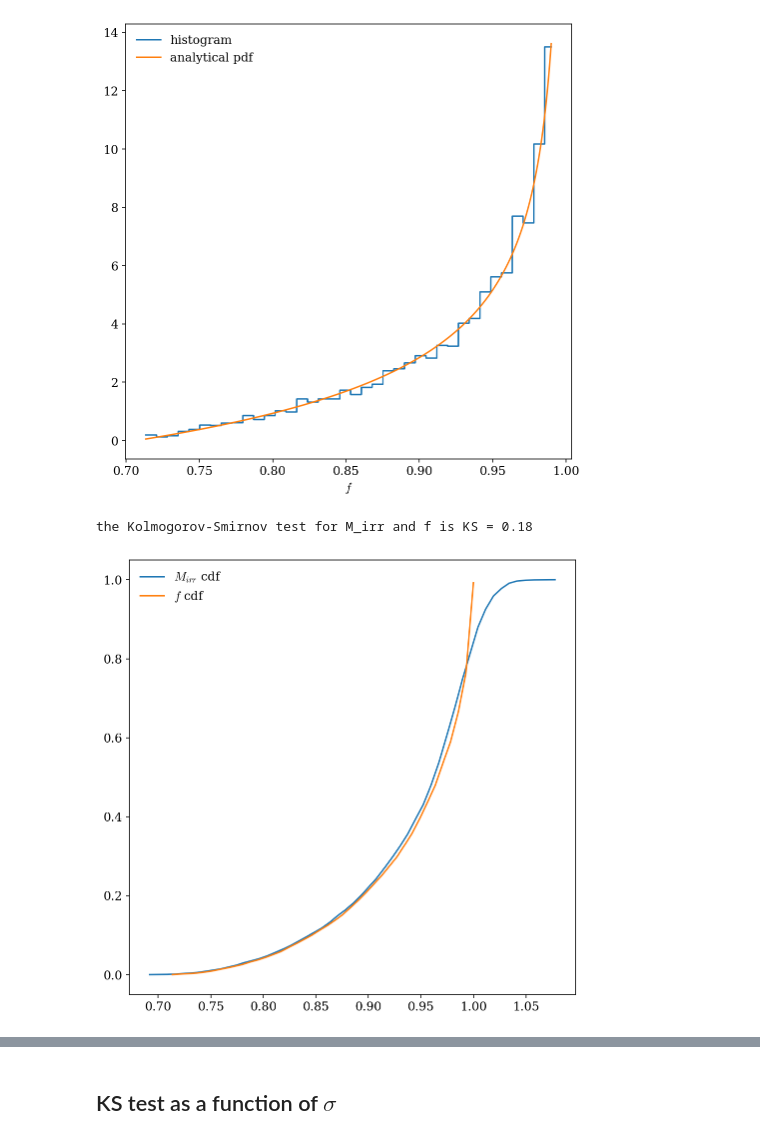
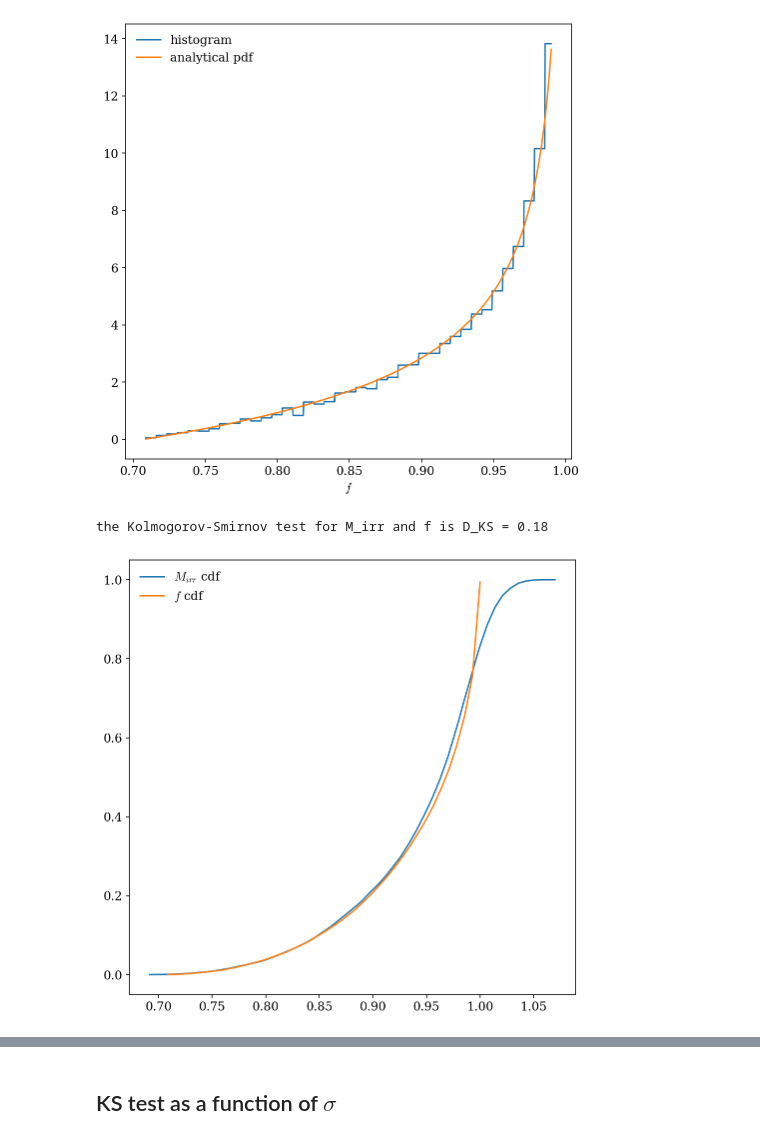
Before and after one commit to asantini29/astrostatistics_bicocca_2022, a Jupyter notebook: working/L07_irreducible_mass_BHs.ipynb, the cells around one changed output, grey strips where cells are left out. Saved outputs shown, nothing was run; the diff lists cells and outputs as text; code cells hidden in the pictures.

```diff
--- a/working/L07_irreducible_mass_BHs.ipynb
+++ b/working/L07_irreducible_mass_BHs.ipynb
@@ -59,31 +59,31 @@ plt.show()
 # %%
 #f hist
-f_grid = np.linspace(f.min(), 0.99, 10000) #clipping the array to 0.99 for graphical regions
+f_grid = np.linspace(f.min(), .99, 1000) #clipping the array to 0.99 to prevent the pdf to diverge
 n_f, bins_f = hist(f, bins='freedman', density=True)
 f_hist = scipy.stats.rv_histogram((n_f, bins_f))
 
 plt.plot(f_grid, f_hist.pdf(f_grid), label = 'histogram')
 plt.plot(f_grid, f_pdf(f_grid), label = 'analytical pdf') #analytical result
 
 plt.legend(frameon = False)
 plt.xlabel(r'$f$')
 plt.show()
 # %% [output]
-[figure, old version]
+[figure, new version]
 # %%
 #Sk distance M_irr vs f
-f_grid = np.linspace(f.min(), 1, 1000)
+f_grid = np.linspace(f.min(), 1, 1000) #now there is no problem with the cdf at f=1
 plt.plot(M_grid, M_hist.cdf(M_grid), label = r'$M_{irr}$ cdf')
 plt.plot(f_grid, f_hist.cdf(f_grid), label = r'$f$ cdf')
 
 ks_f, p_f = scipy.stats.kstest(masses_irr[masses_irr < 1], f)
-print('the Kolmogorov-Smirnov test for M_irr and f is KS = %.2f' % ks_f)
+print('the Kolmogorov-Smirnov test for M_irr and f is D_KS = %.2f' % ks_f)
 
 plt.legend(frameon = False)
 plt.show()
 # %% [output]
-the Kolmogorov-Smirnov test for M_irr and f is KS = 0.18
+the Kolmogorov-Smirnov test for M_irr and f is D_KS = 0.18
-[figure, old version]
+[figure, new version]
 # %%
 #Sk distance M_irr vs M
 plt.plot(M_grid, M_hist.cdf(M_grid), label = r'$M_{irr}$ cdf')
```
Also changed, not shown: parts of 3 cells of this notebook.
